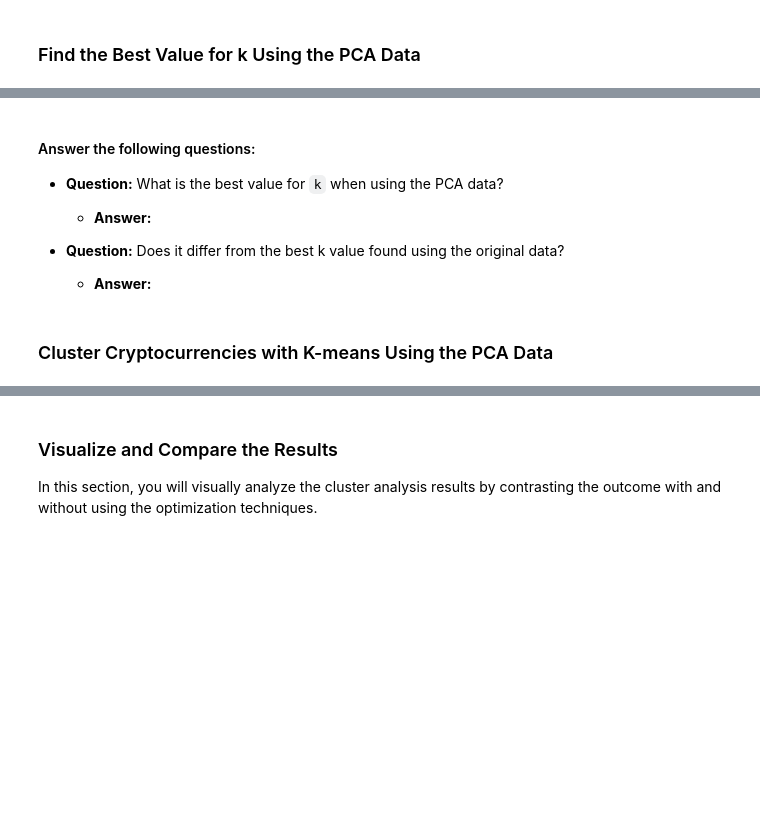
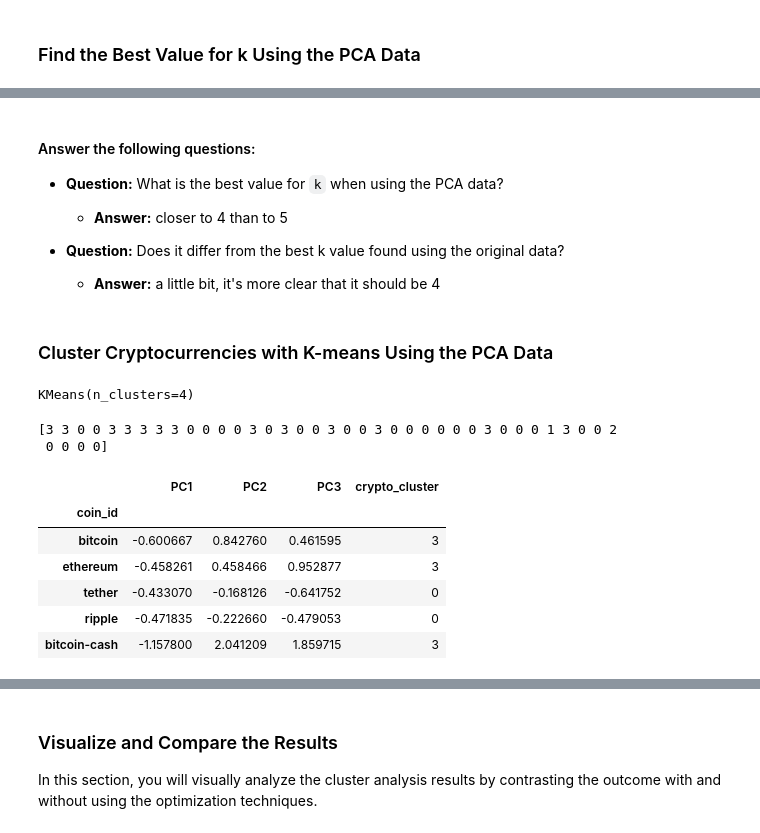
Before and after one commit to Brettclaus/Module-19-Challenge, a Jupyter notebook: Crypto_Clustering_starter_code.ipynb, the cells around one changed output, grey strips where cells are left out. Cells and saved outputs as stored; diff of their text form; code cells hidden in the pictures; blank space fills up the shorter version.

```diff
--- a/Crypto_Clustering_starter_code.ipynb
+++ b/Crypto_Clustering_starter_code.ipynb
@@ -204,5 +266,6 @@ df_elbow = pd.DataFrame(elbow_data)
 # %%
 # Create an empty list to store the inertia values
+inertia = []
 
 
 # Create a for loop to compute the inertia with each possible value of k
@@ -210,5 +273,9 @@ df_elbow = pd.DataFrame(elbow_data)
 # 1. Create a KMeans model using the loop counter for the n_clusters
 # 2. Fit the model to the data using `df_market_data_pca`
 # 3. Append the model.inertia_ to the inertia list
+for i in k:
+    model = KMeans(n_clusters=i, random_state=0)
+    model.fit(df_market_data_pca)
+    inertia.append(model.inertia_)
 # %%
 # Create a dictionary with the data to plot the Elbow curve
@@ -222,30 +298,48 @@ df_elbow = pd.DataFrame(elbow_data)
 
 * **Question:** What is the best value for `k` when using the PCA data?
 
-  * **Answer:**
+  * **Answer:** closer to 4 than to 5
 
 
 * **Question:** Does it differ from the best k value found using the original data?
 
-  * **Answer:**
+  * **Answer:** a little bit, it's more clear that it should be 4
 # %% [markdown]
 ### Cluster Cryptocurrencies with K-means Using the PCA Data
 # %%
 # Initialize the K-Means model using the best value for k
+model_pca = KMeans(n_clusters=4)
 # %%
 # Fit the K-Means model using the PCA data
+model_pca.fit(df_market_data_pca)
+# %% [output]
+KMeans(n_clusters=4)
 # %%
 # Predict the clusters to group the cryptocurrencies using the PCA data
+crypto_clusters_pca = model_pca.predict(df_market_data_pca)
 
 # Print the resulting array of cluster values.
+print(crypto_clusters_pca)
+# %% [output]
+[3 3 0 0 3 3 3 3 3 0 0 0 0 3 0 3 0 0 3 0 0 3 0 0 0 0 0 0 3 0 0 0 1 3 0 0 2
+ 0 0 0 0]
 # %%
 # Create a copy of the DataFrame with the PCA data
-
+df_market_data_pca_predictions = df_market_data_pca.copy()
 
 # Add a new column to the DataFrame with the predicted clusters
-
+df_market_data_pca_predictions["crypto_cluster"] = crypto_clusters_pca
 
 # Display sample data
+df_market_data_pca_predictions.head()
+# %% [output]
+|  | PC1 | PC2 | PC3 | crypto_cluster |
+| coin_id |  |  |  |  |
+| bitcoin | -0.600667 | 0.842760 | 0.461595 | 3 |
+| ethereum | -0.458261 | 0.458466 | 0.952877 | 3 |
+| tether | -0.433070 | -0.168126 | -0.641752 | 0 |
+| ripple | -0.471835 | -0.222660 | -0.479053 | 0 |
+| bitcoin-cash | -1.157800 | 2.041209 | 1.859715 | 3 |
 # %%
 # Create a scatter plot using hvPlot by setting
 # `x="PC1"` and `y="PC2"`.
```
Also changed, not shown: parts of 21 cells of this notebook.
